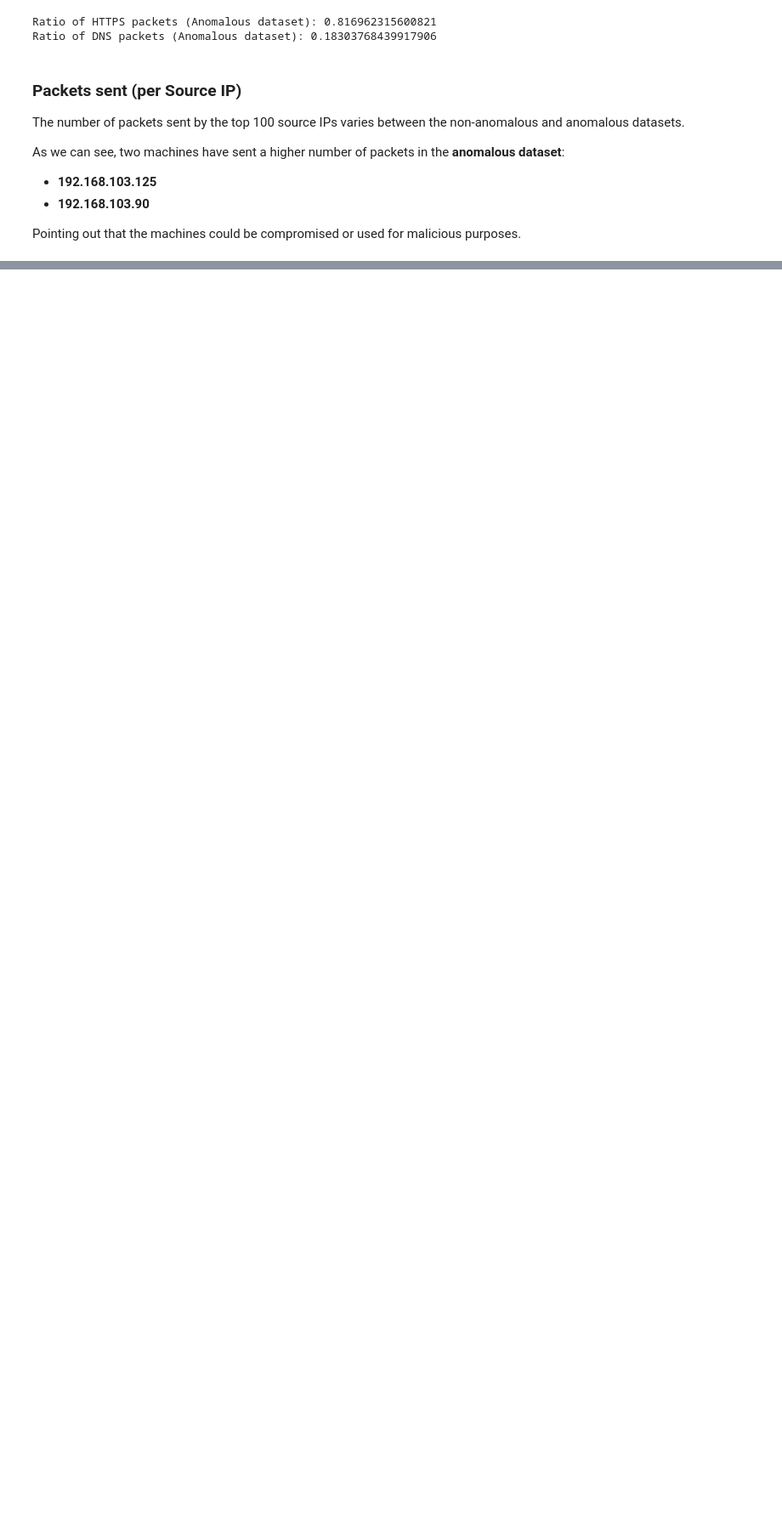
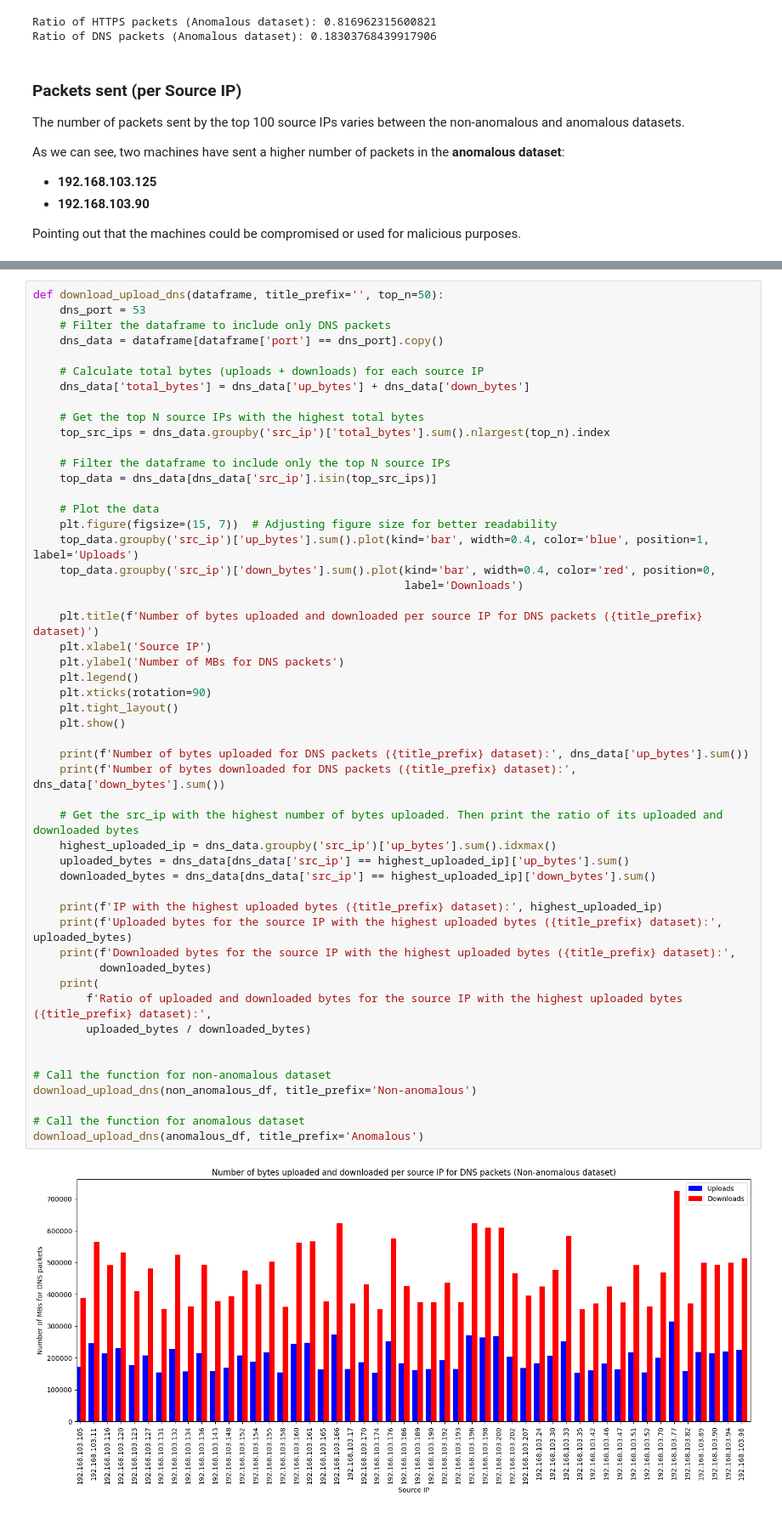
Before and after one commit to NiMouh/AD_SR, a Jupyter notebook: Project.ipynb, the cells around one changed output, grey strips where cells are left out. Shown at 85% size. Saved outputs shown, nothing was run; the diff lists cells and outputs as text; blank space fills up the shorter version.

```diff
--- a/Project.ipynb
+++ b/Project.ipynb
@@ -214,0 +276,53 @@ dowload_upload_dns(anomalous_df, title_prefix='Anomalous')
+# %%
+def download_upload_dns(dataframe, title_prefix='', top_n=50):
+    dns_port = 53
+    # Filter the dataframe to include only DNS packets
+    dns_data = dataframe[dataframe['port'] == dns_port].copy()
+
+    # Calculate total bytes (uploads + downloads) for each source IP
+    dns_data['total_bytes'] = dns_data['up_bytes'] + dns_data['down_bytes']
+
+    # Get the top N source IPs with the highest total bytes
+    top_src_ips = dns_data.groupby('src_ip')['total_bytes'].sum().nlargest(top_n).index
+
+    # Filter the dataframe to include only the top N source IPs
+    top_data = dns_data[dns_data['src_ip'].isin(top_src_ips)]
+
+    # Plot the data
+    plt.figure(figsize=(15, 7))  # Adjusting figure size for better readability
+    top_data.groupby('src_ip')['up_bytes'].sum().plot(kind='bar', width=0.4, color='blue', position=1, label='Uploads')
+    top_data.groupby('src_ip')['down_bytes'].sum().plot(kind='bar', width=0.4, color='red', position=0,
+                                                        label='Downloads')
+
+    plt.title(f'Number of bytes uploaded and downloaded per source IP for DNS packets ({title_prefix} dataset)')
+    plt.xlabel('Source IP')
+    plt.ylabel('Number of MBs for DNS packets')
+    plt.legend()
+    plt.xticks(rotation=90)
+    plt.tight_layout()
+    plt.show()
+
+    print(f'Number of bytes uploaded for DNS packets ({title_prefix} dataset):', dns_data['up_bytes'].sum())
+    print(f'Number of bytes downloaded for DNS packets ({title_prefix} dataset):', dns_data['down_bytes'].sum())
+
+    # Get the src_ip with the highest number of bytes uploaded. Then print the ratio of its uploaded and downloaded bytes
+    highest_uploaded_ip = dns_data.groupby('src_ip')['up_bytes'].sum().idxmax()
+    uploaded_bytes = dns_data[dns_data['src_ip'] == highest_uploaded_ip]['up_bytes'].sum()
+    downloaded_bytes = dns_data[dns_data['src_ip'] == highest_uploaded_ip]['down_bytes'].sum()
+
+    print(f'IP with the highest uploaded bytes ({title_prefix} dataset):', highest_uploaded_ip)
+    print(f'Uploaded bytes for the source IP with the highest uploaded bytes ({title_prefix} dataset):', uploaded_bytes)
+    print(f'Downloaded bytes for the source IP with the highest uploaded bytes ({title_prefix} dataset):',
+          downloaded_bytes)
+    print(
+        f'Ratio of uploaded and downloaded bytes for the source IP with the highest uploaded bytes ({title_prefix} dataset):',
+        uploaded_bytes / downloaded_bytes)
+
+
+# Call the function for non-anomalous dataset
+download_upload_dns(non_anomalous_df, title_prefix='Non-anomalous')
+
+# Call the function for anomalous dataset
+download_upload_dns(anomalous_df, title_prefix='Anomalous')
+# %% [output]
+[figure, added]
```
Also changed, not shown: parts of 17 cells of this notebook, 1 other file.
